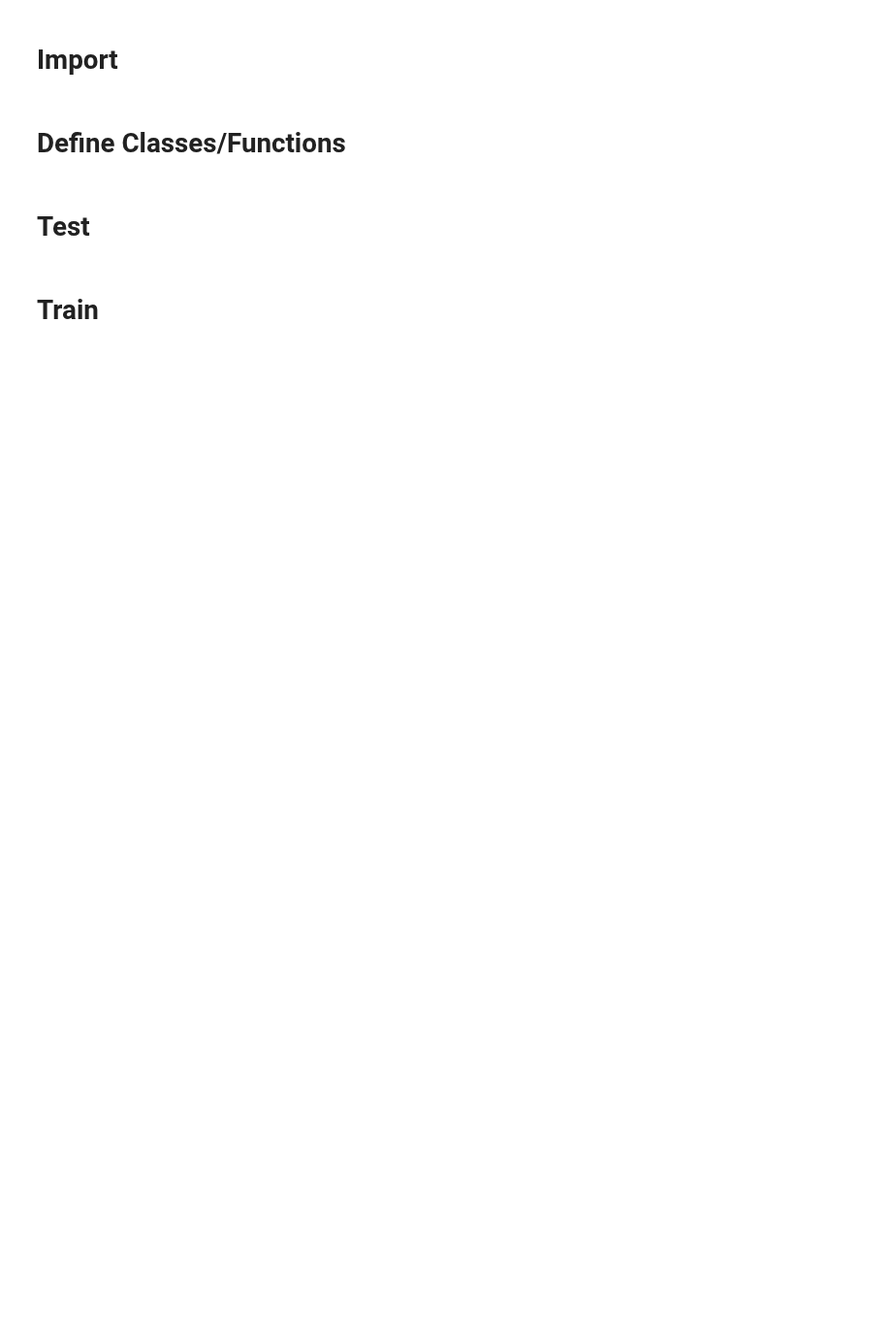
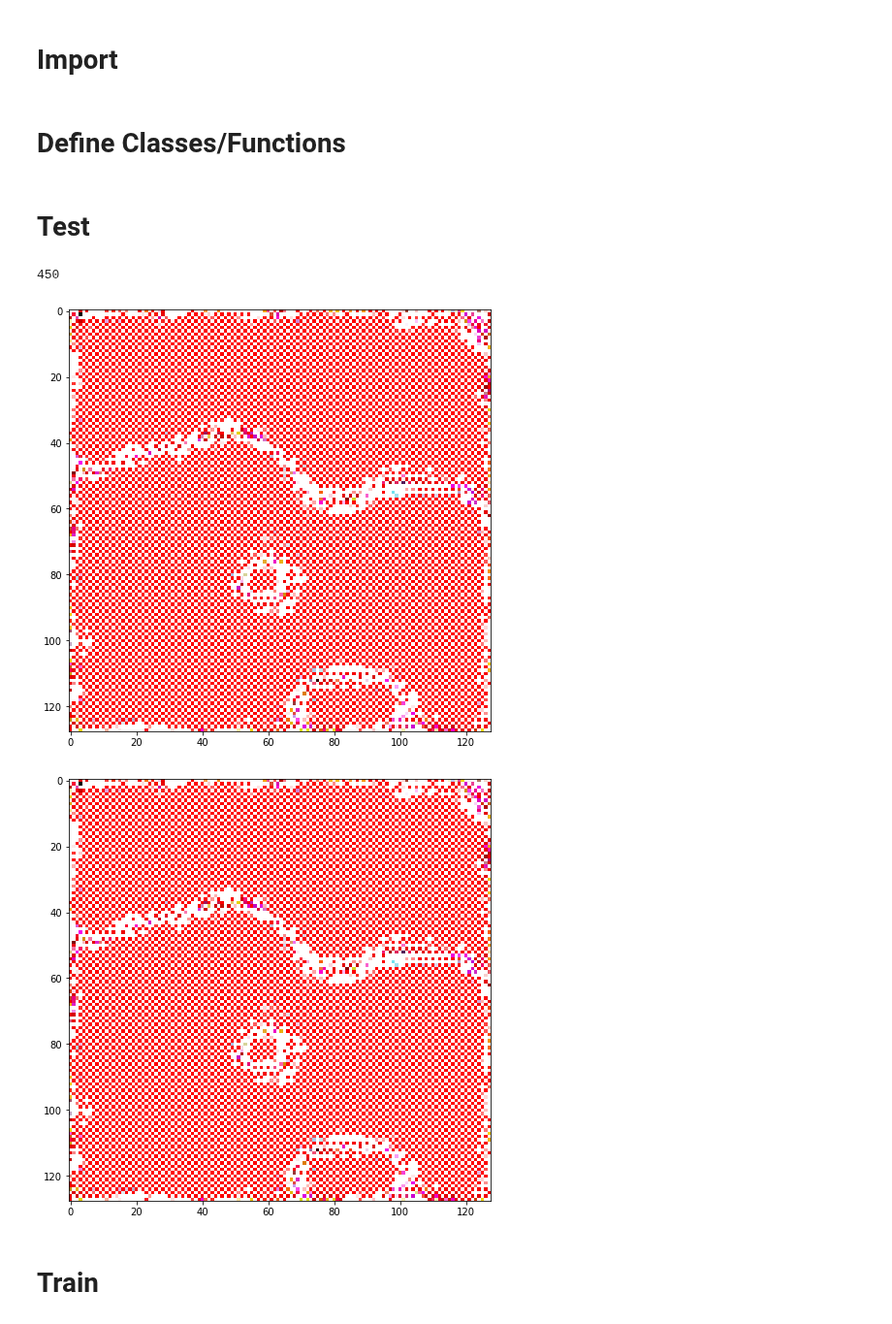
Before and after one commit to heysoos/NN_CA, a Jupyter notebook: train_noleak.ipynb, the cells around one changed output. Shown at 97% size. Drawn from its saved outputs; the diff is of its cells as text; code cells hidden in the pictures; blank space fills up the shorter version.

```diff
--- a/train_noleak.ipynb
+++ b/train_noleak.ipynb
@@ -136,35 +143,46 @@ plt.hist(fx, 100);
 # %%
 CA_run = population[0]
 CA_run.initGrid(BS=1)
+
+# CENTER SEED
+x = torch.cuda.FloatTensor(np.zeros((HIDDEN, RES, RES))).unsqueeze(0)
+x[:, 3:, RES//2, RES//2] = 1
+# x[:, 3:, RES//3 : 2*RES//3, RES//3 : 2*RES//3] = 1
+CA_run.psi = x
+
 imgs = []
 
-timeSteps = 2000
+timeSteps = 500
 
 with torch.no_grad():
     for i in range(timeSteps):
         nx = CA_run.psi.cpu().numpy()[0, 0:4, :, :].transpose(1, 2, 0)
         nx = rgba2rgb(nx)
         imgs.append(nx)
 
         if i%50 == 0:
             plt.clf()
             plt.imshow(nx)
             plt.gcf().set_size_inches((8,8))
             clear_output(wait=True)
             print(f'{i}')
             display(plt.gcf())
             time.sleep(0.01)
 
         CA_run.forward()
 
 
 fname = time.strftime("%Y%m%d-%H%M%S")
 out = cv2.VideoWriter(f'CA-{fname}.avi',cv2.VideoWriter_fourcc(*'DIVX'), 60, (RES, RES), 3)
 
 for img in imgs:
     img = np.uint8(cv2.cvtColor(img, cv2.COLOR_RGB2BGR)*255.0)
     out.write(img)
 out.release()
+# %% [output]
+450
+[figure, added]
+[figure, added]
 # %% [markdown]
 # Train
 # %%
```
Also changed, not shown: parts of 9 cells of this notebook.
